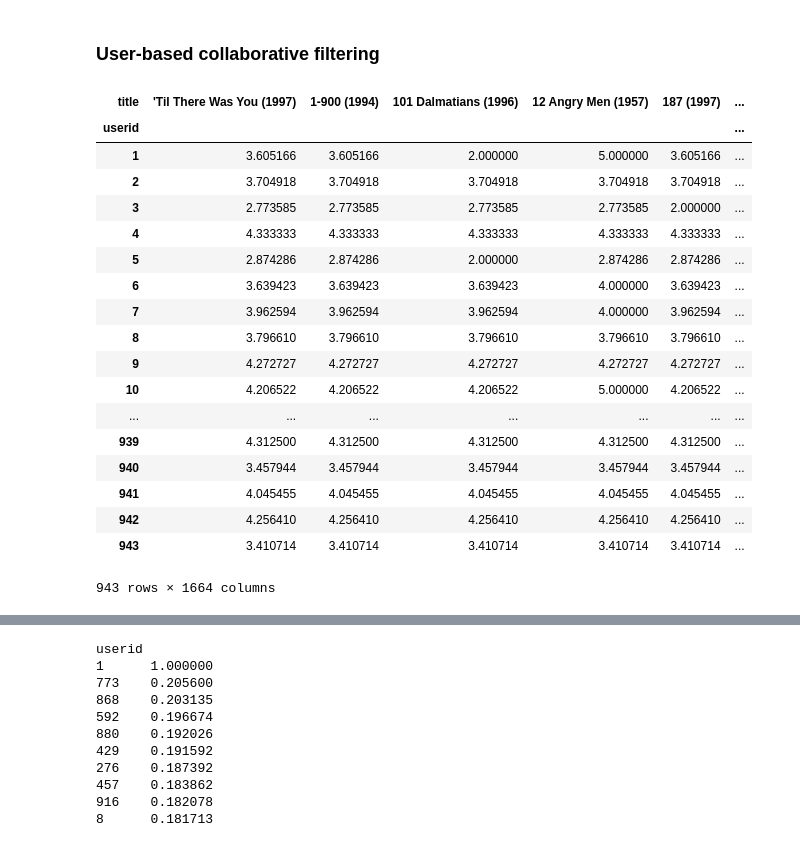
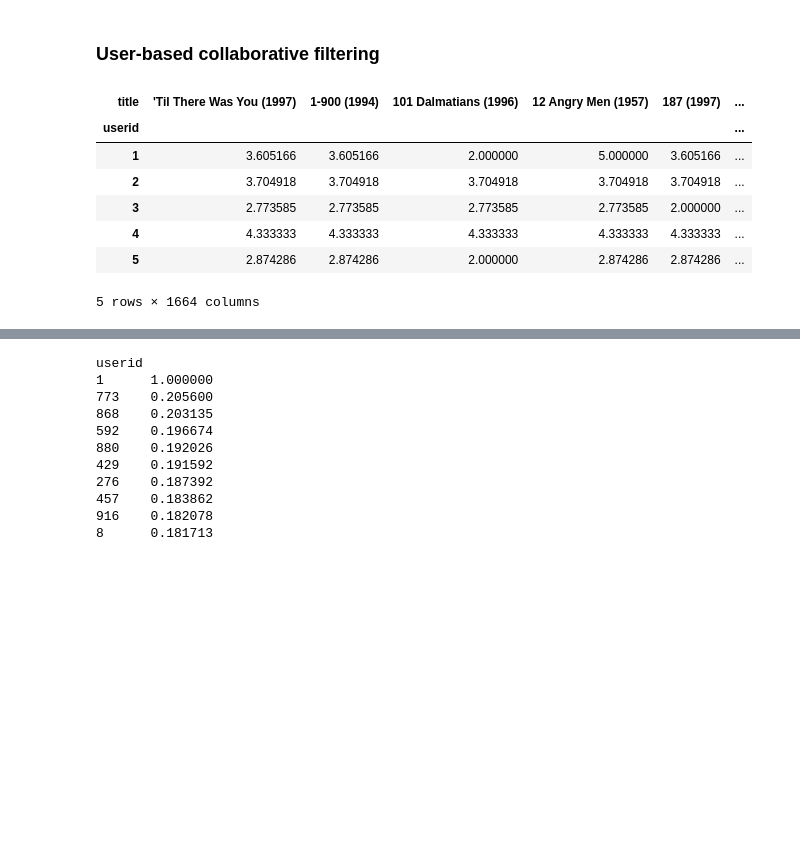
Before and after one commit to AASF-IIITM/Movie-Recommendation-System, a Jupyter notebook: MovieLens.ipynb, the cells around one changed output, grey strips where cells are left out. Drawn from its saved outputs; the diff is of its cells as text; code cells hidden in the pictures; blank space fills up the shorter version.

```diff
--- a/MovieLens.ipynb
+++ b/MovieLens.ipynb
@@ -252,27 +254,16 @@ user_movie_matrix=movie_matrix.copy()
 # %%
 user_movie_matrix = user_movie_matrix.apply(lambda row: row.fillna(row.mean()), axis=1)
 # %%
-user_movie_matrix
+user_movie_matrix.head()
 # %% [output]
 | title | 'Til There Was You (1997) | 1-900 (1994) | 101 Dalmatians (1996) | 12 Angry Men (1957) | 187 (1997) | ... |
 | userid |  |  |  |  |  | ... |
 | 1 | 3.605166 | 3.605166 | 2.000000 | 5.000000 | 3.605166 | ... |
 | 2 | 3.704918 | 3.704918 | 3.704918 | 3.704918 | 3.704918 | ... |
 | 3 | 2.773585 | 2.773585 | 2.773585 | 2.773585 | 2.000000 | ... |
 | 4 | 4.333333 | 4.333333 | 4.333333 | 4.333333 | 4.333333 | ... |
 | 5 | 2.874286 | 2.874286 | 2.000000 | 2.874286 | 2.874286 | ... |
-| 6 | 3.639423 | 3.639423 | 3.639423 | 4.000000 | 3.639423 | ... |
-| 7 | 3.962594 | 3.962594 | 3.962594 | 4.000000 | 3.962594 | ... |
-| 8 | 3.796610 | 3.796610 | 3.796610 | 3.796610 | 3.796610 | ... |
-| 9 | 4.272727 | 4.272727 | 4.272727 | 4.272727 | 4.272727 | ... |
-| 10 | 4.206522 | 4.206522 | 4.206522 | 5.000000 | 4.206522 | ... |
-| ... | ... | ... | ... | ... | ... | ... |
-| 939 | 4.312500 | 4.312500 | 4.312500 | 4.312500 | 4.312500 | ... |
-| 940 | 3.457944 | 3.457944 | 3.457944 | 3.457944 | 3.457944 | ... |
-| 941 | 4.045455 | 4.045455 | 4.045455 | 4.045455 | 4.045455 | ... |
-| 942 | 4.256410 | 4.256410 | 4.256410 | 4.256410 | 4.256410 | ... |
-| 943 | 3.410714 | 3.410714 | 3.410714 | 3.410714 | 3.410714 | ... |
-943 rows × 1664 columns
+5 rows × 1664 columns
 # %%
 correlation_matrix_users=user_movie_matrix.T.corr()
 # %%
```
Also changed, not shown: parts of 38 cells of this notebook.
